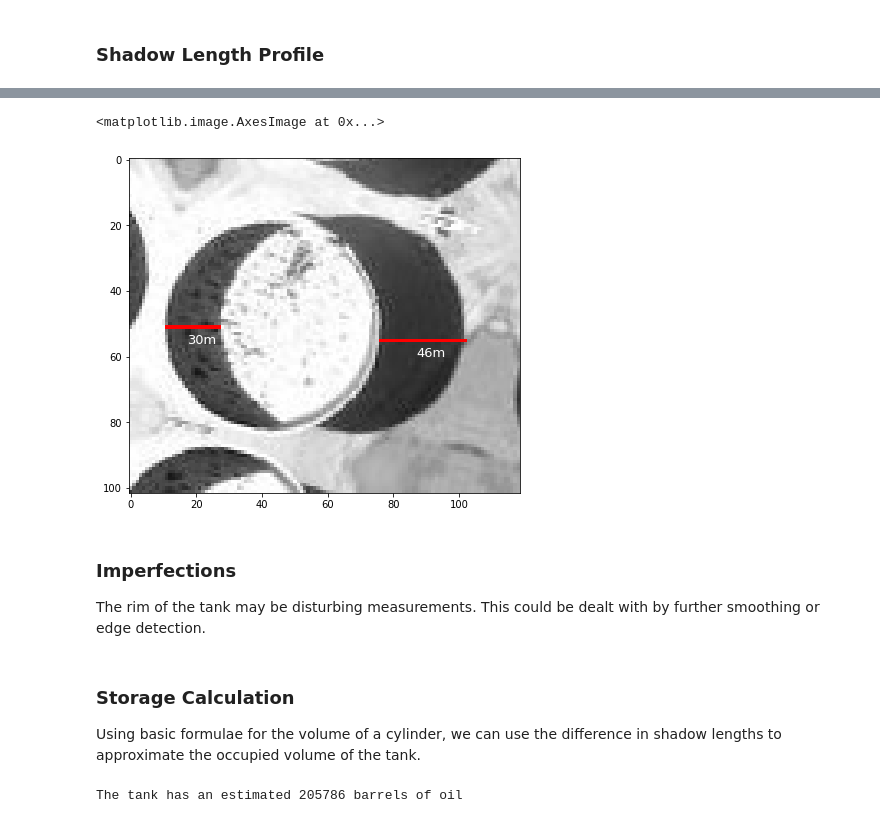
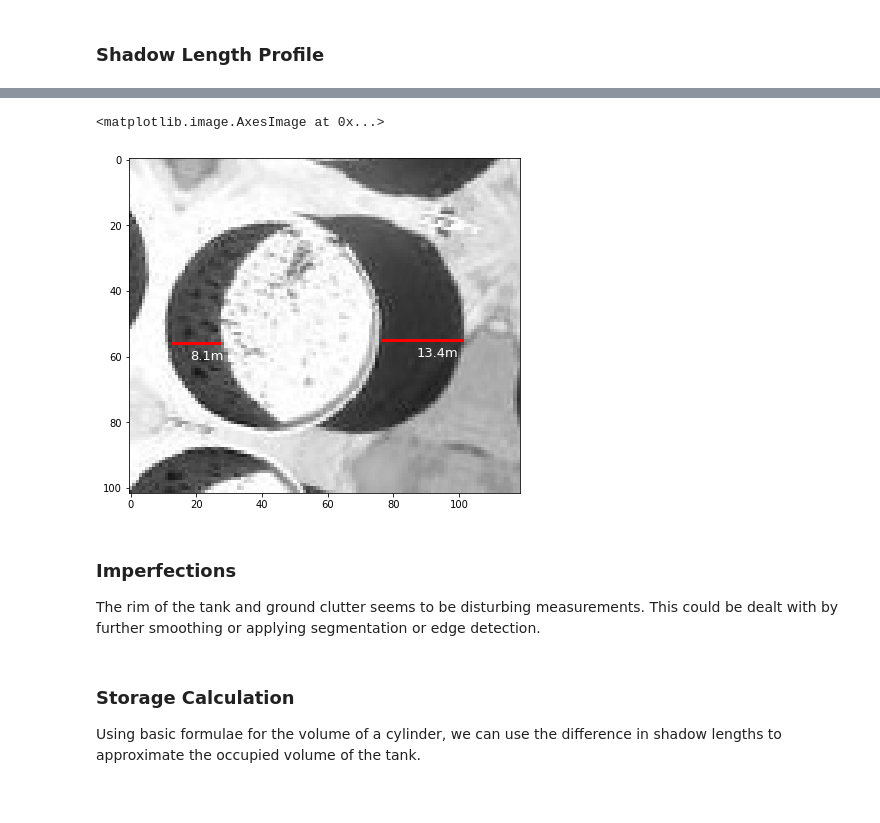
Before and after one commit to d-smit/oil-tank-measurer, a Jupyter notebook: oil_analysis.ipynb, the cells around one changed output, grey strips where cells are left out. Drawn from its saved outputs; the diff is of its cells as text; code cells hidden in the pictures.

```diff
--- a/oil_analysis.ipynb
+++ b/oil_analysis.ipynb
@@ -95,0 +102,7 @@ Assuming that the bounding box detection is evenly centered around both the stor
+# %%
+def rotate_img(img):
+
+    return rotate(img, -90, reshape=True)
+
+img_rot = rotate_img(img_clean)
+plt.imshow(img_rot, cmap='gray')
@@ -95,0 +112,7 @@ Assuming that the bounding box detection is evenly centered around both the stor
+# %%
+def get_dists(img):
+
+    return cv2.distanceTransform(np.uint8(img), cv2.DIST_L2, 3)
+
+dists = get_dists(img_rot)
+plt.imshow(dists, cmap='gray')
@@ -123,0 +156,4 @@ outside_shadow = [(w, pos) for w, pos in zip(outside_shadow_widths, outside_posi
+# %%
+inside_shadow, outside_shadow = measure_shadows(dists)
+
+print(inside_shadow)
@@ -142,45 +177,27 @@ l2 = (28.0, (55, 89))
+# %%
+l1 = max(inside_shadow)
+l2 = max(outside_shadow)
 # %%
 lengths = [l1, l2]
 
-img = cv2.imread('tank_3.jpg')
+img = cv2.imread('tanks/tank_3.jpg')
 img_rot = rotate(img, -104, reshape=True, mode='reflect')
 
 plt.figure(figsize=(7,7))
 
 for l in lengths:
-    cv2.line(img_rot, (l[1][1] - (int(0.5*l[0]))+ 1, l[1][0]), (l[1][1] + (int(0.5*l[0])) - 1, l[1][0]), (255,0,0), 1)
-    plt.annotate(s='{}m'.format(round(l[0]*PX_TO_M)), xy=(l[1][1] - 2, l[1][0] + 5), xytext=(l[1][1] - 2, l[1][0] + 5), color='w', fontsize=13, clip_on=True)
+    cv2.line(img_rot, (l[1][1] - (int(0.5*l[0])) + 1, l[1][0]), (l[1][1] + (int(0.5*l[0])) -1, l[1][0]), (255,0,0), 1)
+    plt.annotate(s='{}m'.format(round(l[0]*PX_TO_M, 1)), xy=(l[1][1] - 2, l[1][0] + 5), xytext=(l[1][1] - 2, l[1][0] + 5), color='w', fontsize=13, clip_on=True)
 
 plt.imshow(img_rot, cmap='gray')
 # %% [output]
 <matplotlib.image.AxesImage at 0x...>
-[figure, old version]
+[figure, new version]
 # %% [markdown]
 ### Imperfections
 
-The rim of the tank may be disturbing measurements. This could be dealt with by further smoothing or edge detection.
+The rim of the tank and ground clutter seems to be disturbing measurements. This could be dealt with by further smoothing or applying segmentation or edge detection.
 # %% [markdown]
 ### Storage Calculation
 
 Using basic formulae for the volume of a cylinder, we can use the difference in shadow lengths to approximate the occupied volume of the tank.
-# %%
-INNER_LENGTH = l1[0] * PX_TO_M
-OUTER_LENGTH = l2[0] * PX_TO_M
-
-inner_shadow_start = l1[1][1] - int(INNER_LENGTH/2)
-outer_shadow_start = l2[1][1] - int(OUTER_LENGTH/2)
-
-TANK_DIAMETER = ((outer_shadow_start - inner_shadow_start) * PX_TO_M) +  5
-TANK_HEIGHT = 30 # approximation from http://alloiltank.com/crude-oil-storage-tanks/
-
-TANK_FULL_VOLUME = math.pi * (int(TANK_DIAMETER//2) ^ 2) * TANK_HEIGHT
-
-SHADOW_RATIO = INNER_LENGTH / OUTER_LENGTH
-
-TANK_OCCUPANCY = TANK_FULL_VOLUME * SHADOW_RATIO
-
-BARREL_PER_M3 = 0.158987
-
-print('The tank has an estimated {} barrels of oil'.format(int(TANK_OCCUPANCY/BARREL_PER_M3)))
-# %% [output]
-The tank has an estimated 205786 barrels of oil
```
Also changed, not shown: parts of 29 cells of this notebook, 13 other files.
